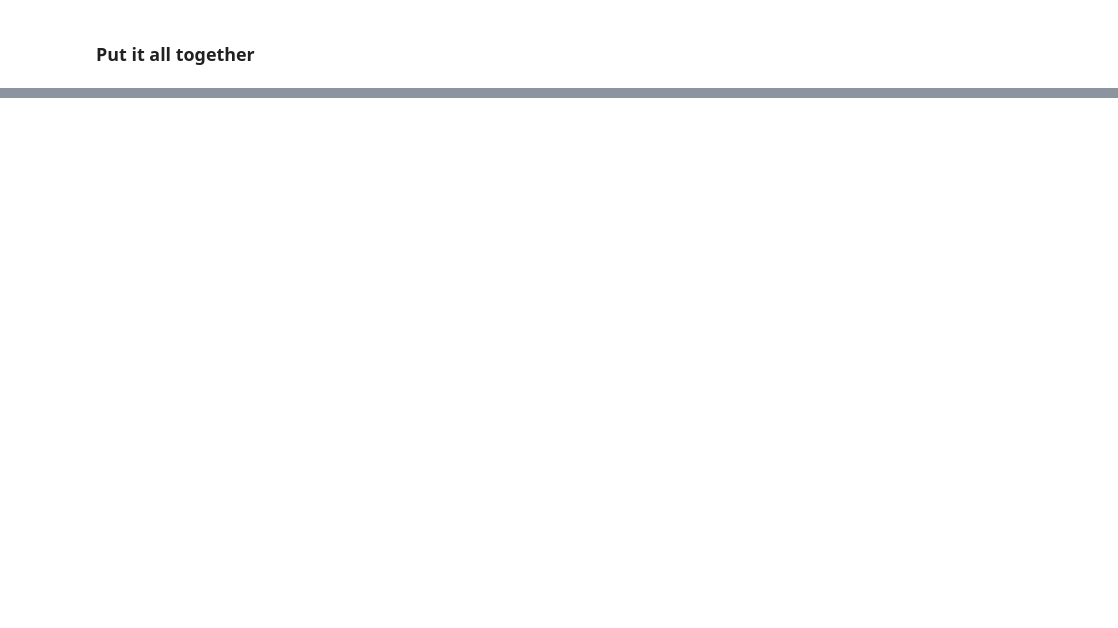
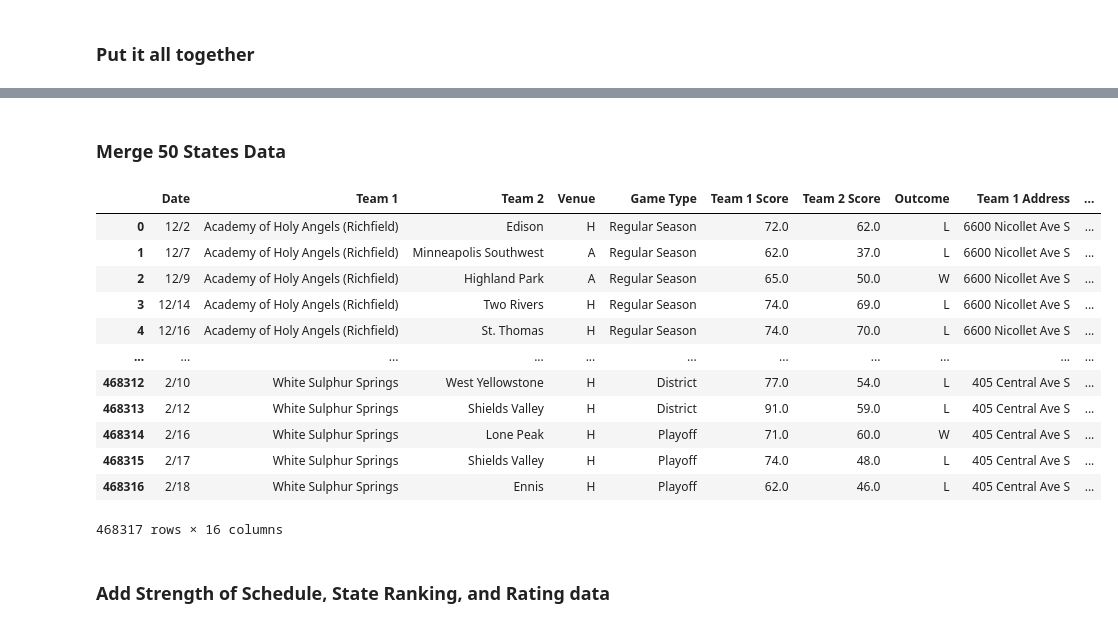
Before and after one commit to raghavdhir03/maxpreps-data-analysis, a Jupyter notebook: Notebooks/Final_Scraping.ipynb, the cells around one changed output, grey strips where cells are left out. Drawn from its saved outputs; the diff is of its cells as text; code cells hidden in the pictures; blank space fills up the shorter version.

```diff
--- a/Notebooks/Final_Scraping.ipynb
+++ b/Notebooks/Final_Scraping.ipynb
@@ -326,0 +283,2 @@ Error processing Ida: HTTPConnectionPool(host='www.maxpreps.com', port=80): Max
+# %% [markdown]
+### Merge 50 States Data
@@ -326,0 +295,29 @@ Error processing Ida: HTTPConnectionPool(host='www.maxpreps.com', port=80): Max
+# %%
+#itereate through each csv file within the directory then read and concat them into a grand df
+folder_path = '/Users/rdhir/Documents/maxpreps-data-analysis/Data/Individual States/*csv'
+filelist = glob.glob(folder_path)
+
+dfs = []
+for file in filelist:
+    df = pd.read_csv(file)
+    dfs.append(df)
+
+all_states = pd.concat(dfs, ignore_index=True)
+# %%
+all_states
+# %% [output]
+|  | Date | Team 1 | Team 2 | Venue | Game Type | Team 1 Score | Team 2 Score | Outcome | Team 1 Address | ... |
+| 0 | 12/2 | Academy of Holy Angels (Richfield) | Edison | H | Regular Season | 72.0 | 62.0 | L | 6600 Nicollet Ave S | ... |
+| 1 | 12/7 | Academy of Holy Angels (Richfield) | Minneapolis Southwest | A | Regular Season | 62.0 | 37.0 | L | 6600 Nicollet Ave S | ... |
+| 2 | 12/9 | Academy of Holy Angels (Richfield) | Highland Park | A | Regular Season | 65.0 | 50.0 | W | 6600 Nicollet Ave S | ... |
+| 3 | 12/14 | Academy of Holy Angels (Richfield) | Two Rivers | H | Regular Season | 74.0 | 69.0 | L | 6600 Nicollet Ave S | ... |
+| 4 | 12/16 | Academy of Holy Angels (Richfield) | St. Thomas | H | Regular Season | 74.0 | 70.0 | L | 6600 Nicollet Ave S | ... |
+| ... | ... | ... | ... | ... | ... | ... | ... | ... | ... | ... |
+| 468312 | 2/10 | White Sulphur Springs | West Yellowstone | H | District | 77.0 | 54.0 | L | 405 Central Ave S | ... |
+| 468313 | 2/12 | White Sulphur Springs | Shields Valley | H | District | 91.0 | 59.0 | L | 405 Central Ave S | ... |
+| 468314 | 2/16 | White Sulphur Springs | Lone Peak | H | Playoff | 71.0 | 60.0 | W | 405 Central Ave S | ... |
+| 468315 | 2/17 | White Sulphur Springs | Shields Valley | H | Playoff | 74.0 | 48.0 | L | 405 Central Ave S | ... |
+| 468316 | 2/18 | White Sulphur Springs | Ennis | H | Playoff | 62.0 | 46.0 | L | 405 Central Ave S | ... |
+468317 rows × 16 columns
+# %% [markdown]
+### Add Strength of Schedule, State Ranking, and Rating data
```
Also changed, not shown: parts of 32 cells of this notebook, 24 other files.
